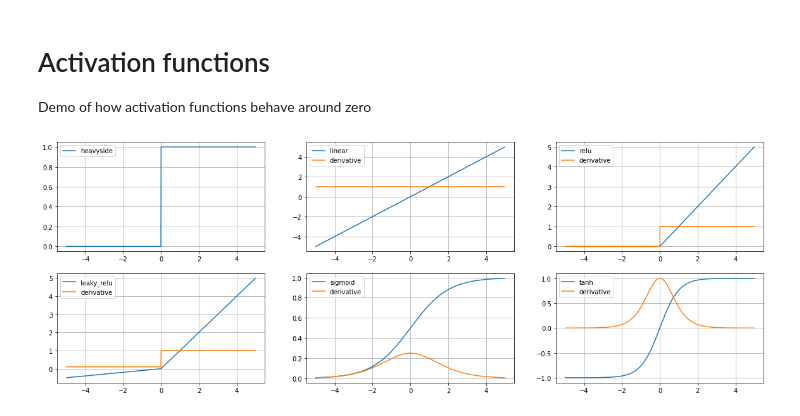
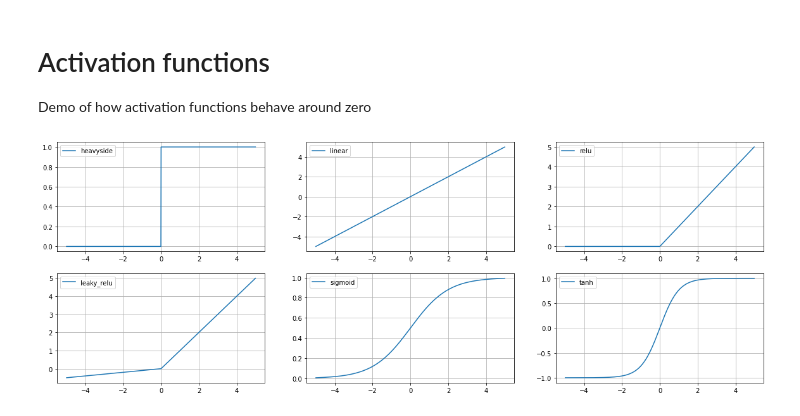
Before and after one commit to FilipHanzel/perceptron, a Jupyter notebook: examples/activations.ipynb, the cells around one changed output. Cells and saved outputs as stored; diff of their text form; code cells hidden in the pictures.

```diff
--- a/examples/activations.ipynb
+++ b/examples/activations.ipynb
@@ -30,41 +30,36 @@ _range = [step / scale for step in range(-5 * scale, 5 * scale)]
 # %%
 fig = plt.figure(figsize=(20, 7))
 
 ax = fig.add_subplot(2, 3, 1)
-ax.plot(_range, heavyside.activate(_range), label="heavyside")
+ax.plot(_range, heavyside.forward_pass(_range), label="heavyside")
 ax.grid(True)
 ax.legend(loc="upper left")
 
 ax = fig.add_subplot(2, 3, 2)
-ax.plot(_range, linear.activate(_range), label="linear")
-ax.plot(_range, linear.derivative(_range), label="derivative")
+ax.plot(_range, linear.forward_pass(_range), label="linear")
 ax.grid(True)
 ax.legend(loc="upper left")
 
 ax = fig.add_subplot(2, 3, 3)
-ax.plot(_range, relu.activate(_range), label="relu")
-ax.plot(_range, relu.derivative(_range), label="derivative")
+ax.plot(_range, relu.forward_pass(_range), label="relu")
 ax.grid(True)
 ax.legend(loc="upper left")
 
 ax = fig.add_subplot(2, 3, 4)
-ax.plot(_range, leaky_relu.activate(_range), label="leaky_relu")
-ax.plot(_range, leaky_relu.derivative(_range), label="derivative")
+ax.plot(_range, leaky_relu.forward_pass(_range), label="leaky_relu")
 ax.grid(True)
 ax.legend(loc="upper left")
 
 ax = fig.add_subplot(2, 3, 5)
-ax.plot(_range, sigmoid.activate(_range), label="sigmoid")
-ax.plot(_range, sigmoid.derivative(_range), label="derivative")
+ax.plot(_range, sigmoid.forward_pass(_range), label="sigmoid")
 ax.grid(True)
 ax.legend(loc="upper left")
 
 ax = fig.add_subplot(2, 3, 6)
-ax.plot(_range, tanh.activate(_range), label="tanh")
-ax.plot(_range, tanh.derivative(_range), label="derivative")
+ax.plot(_range, tanh.forward_pass(_range), label="tanh")
 ax.grid(True)
 ax.legend(loc="upper left")
 
 plt.show()
 # %% [output]
-[figure, old version]
+[figure, new version]
```
Also changed, not shown: parts of 1 cell of this notebook, 23 other files.
